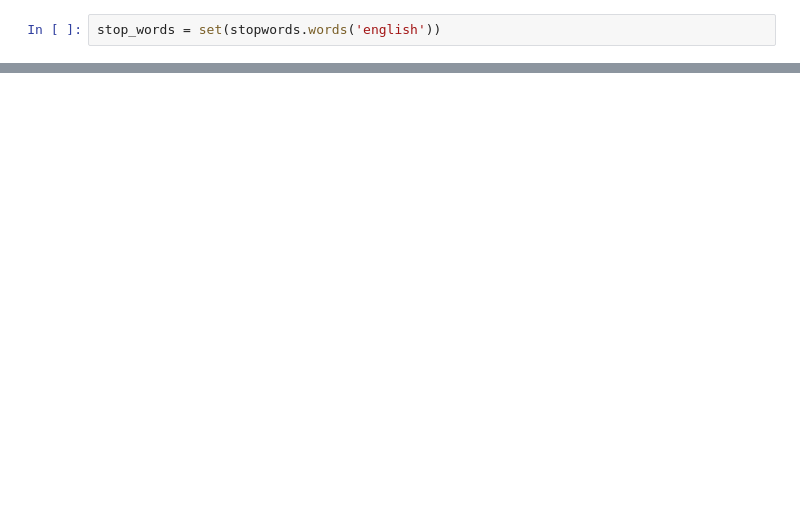
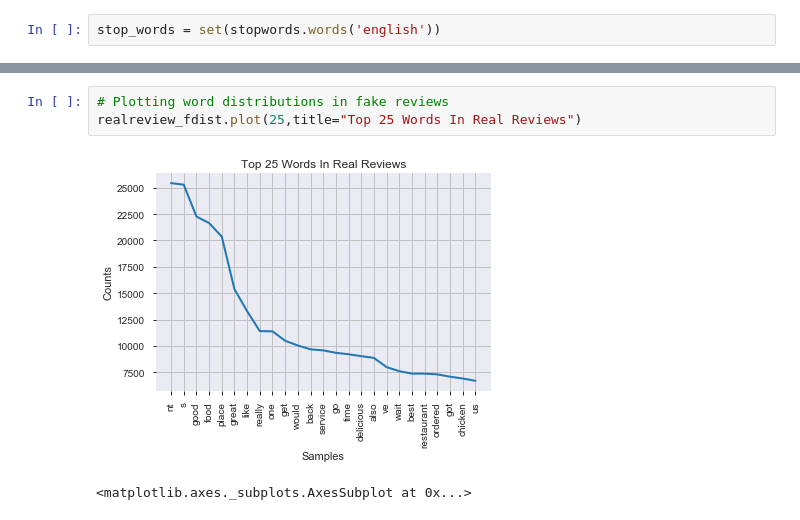
Before and after one commit to ameliachu/fake-review-detection-project, a Jupyter notebook: notebooks/ece278/00-EDA.ipynb, the cells around one changed output, grey strips where cells are left out. Saved outputs shown, nothing was run; the diff lists cells and outputs as text; blank space fills up the shorter version.

```diff
--- a/notebooks/ece278/00-EDA.ipynb
+++ b/notebooks/ece278/00-EDA.ipynb
@@ -98,0 +166,6 @@ len(set(stopwords.words('english')) )
+# %%
+# Plotting word distributions in fake reviews
+realreview_fdist.plot(25,title="Top 25 Words In Real Reviews")
+# %% [output]
+[figure, added]
+<matplotlib.axes._subplots.AxesSubplot at 0x...>
```
Also changed, not shown: parts of 23 cells of this notebook, 1 other file.
